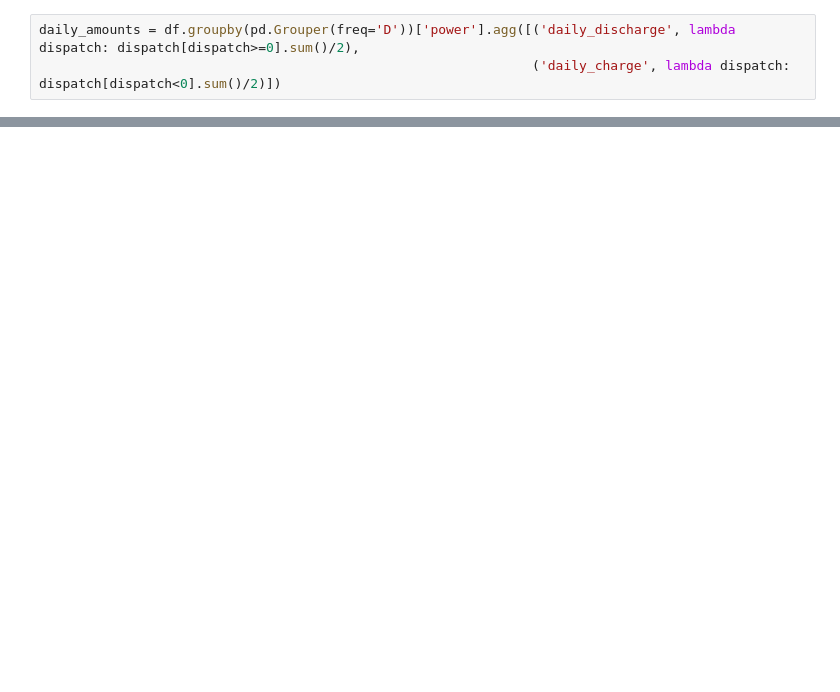
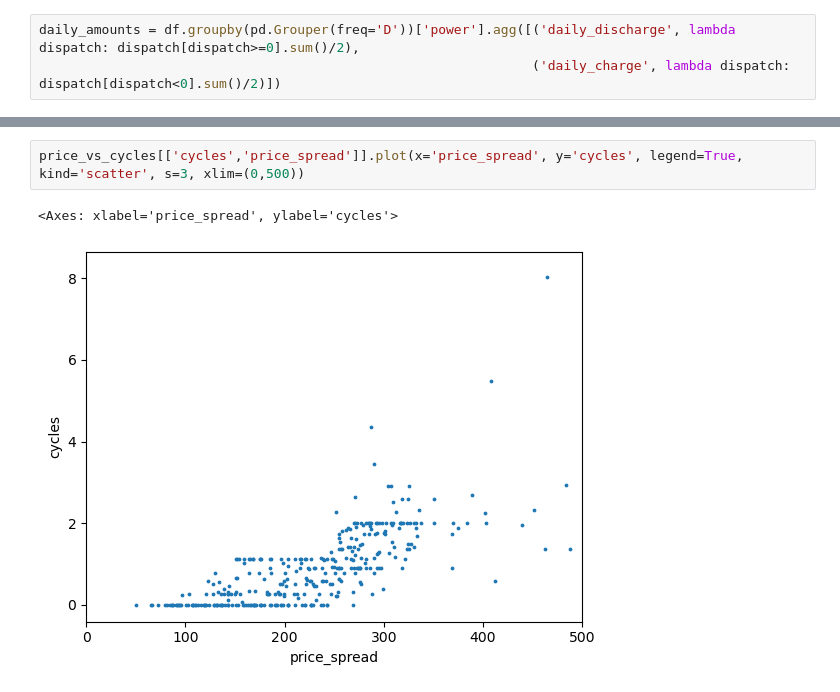
Before and after one commit to rccolle/Battery-Optimisation, a Jupyter notebook: result/analysis.ipynb, the cells around one changed output, grey strips where cells are left out. Saved outputs shown, nothing was run; the diff lists cells and outputs as text; blank space fills up the shorter version.

```diff
--- a/result/analysis.ipynb
+++ b/result/analysis.ipynb
@@ -51 +70,6 @@ price_vs_cycles.plot(secondary_y=['price_spread'], legend=True)
+# %%
+price_vs_cycles[['cycles','price_spread']].plot(x='price_spread', y='cycles', legend=True, kind='scatter', s=3, xlim=(0,500))
+# %% [output]
+<Axes: xlabel='price_spread', ylabel='cycles'>
+[figure, added]
 # %%
```
Also changed, not shown: parts of 11 cells of this notebook, 4 other files.
